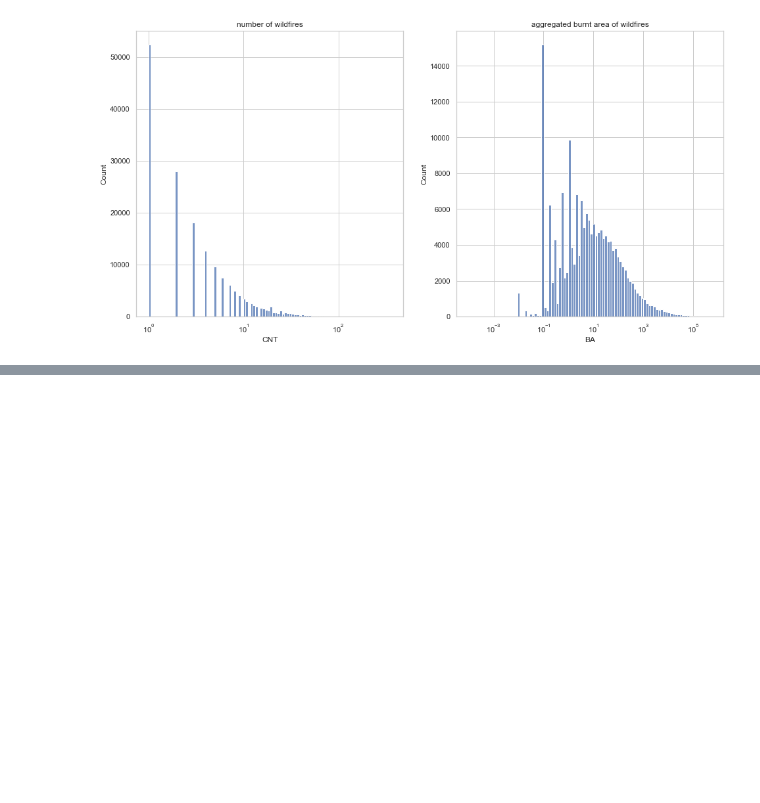
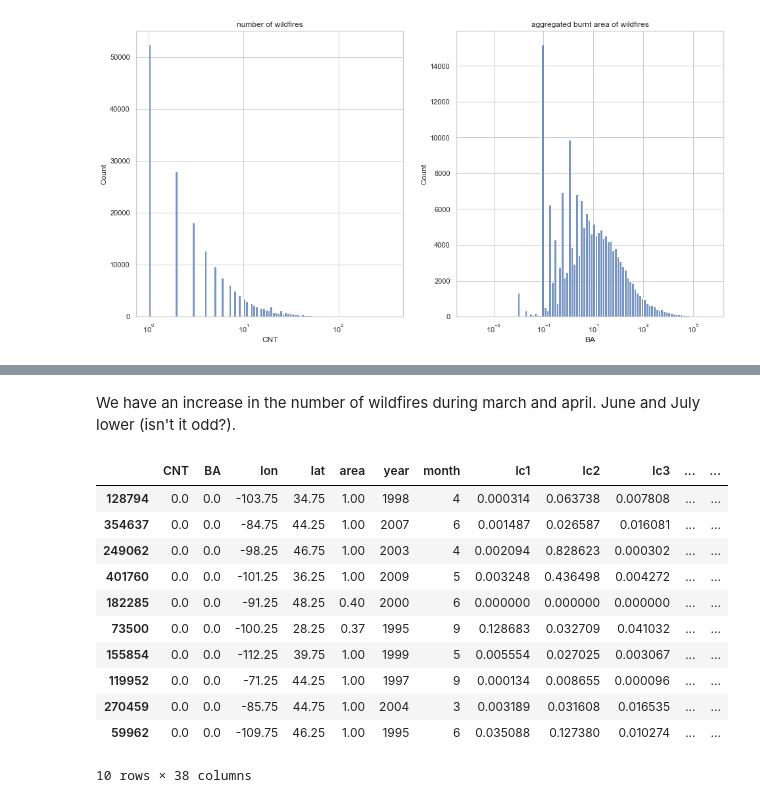
Before and after one commit to MegaCookies88/Data-Challenge-Wildfires, a Jupyter notebook: wildfires.ipynb, the cells around one changed output, grey strips where cells are left out. Cells and saved outputs as stored; diff of their text form; code cells hidden in the pictures; blank space fills up the shorter version.

```diff
--- a/wildfires.ipynb
+++ b/wildfires.ipynb
@@ -102,0 +103,21 @@ sns.boxplot(x='month', y='CNT', data=data.groupby(by=['year','month'])[['CNT']].
+# %% [markdown]
+We have an increase in the number of wildfires during march and april. June and July lower (isn't it odd?).
+# %%
+# Add indicator for fire occurence
+data['fire'] = data['CNT'].apply(lambda x: 1 if x>0 else 0)
+# %%
+no_fire_pi = 10
+data[data['fire']==0].sample(n=no_fire_pi, random_state=42)
+# %% [output]
+|  | CNT | BA | lon | lat | area | year | month | lc1 | lc2 | lc3 | ... | ... |
+| 128794 | 0.0 | 0.0 | -103.75 | 34.75 | 1.00 | 1998 | 4 | 0.000314 | 0.063738 | 0.007808 | ... | ... |
+| 354637 | 0.0 | 0.0 | -84.75 | 44.25 | 1.00 | 2007 | 6 | 0.001487 | 0.026587 | 0.016081 | ... | ... |
+| 249062 | 0.0 | 0.0 | -98.25 | 46.75 | 1.00 | 2003 | 4 | 0.002094 | 0.828623 | 0.000302 | ... | ... |
+| 401760 | 0.0 | 0.0 | -101.25 | 36.25 | 1.00 | 2009 | 5 | 0.003248 | 0.436498 | 0.004272 | ... | ... |
+| 182285 | 0.0 | 0.0 | -91.25 | 48.25 | 0.40 | 2000 | 6 | 0.000000 | 0.000000 | 0.000000 | ... | ... |
+| 73500 | 0.0 | 0.0 | -100.25 | 28.25 | 0.37 | 1995 | 9 | 0.128683 | 0.032709 | 0.041032 | ... | ... |
+| 155854 | 0.0 | 0.0 | -112.25 | 39.75 | 1.00 | 1999 | 5 | 0.005554 | 0.027025 | 0.003067 | ... | ... |
+| 119952 | 0.0 | 0.0 | -71.25 | 44.25 | 1.00 | 1997 | 9 | 0.000134 | 0.008655 | 0.000096 | ... | ... |
+| 270459 | 0.0 | 0.0 | -85.75 | 44.75 | 1.00 | 2004 | 3 | 0.003189 | 0.031608 | 0.016535 | ... | ... |
+| 59962 | 0.0 | 0.0 | -109.75 | 46.25 | 1.00 | 1995 | 6 | 0.035088 | 0.127380 | 0.010274 | ... | ... |
+10 rows × 38 columns
```
Also changed, not shown: parts of 5 cells of this notebook, 1 other file.
